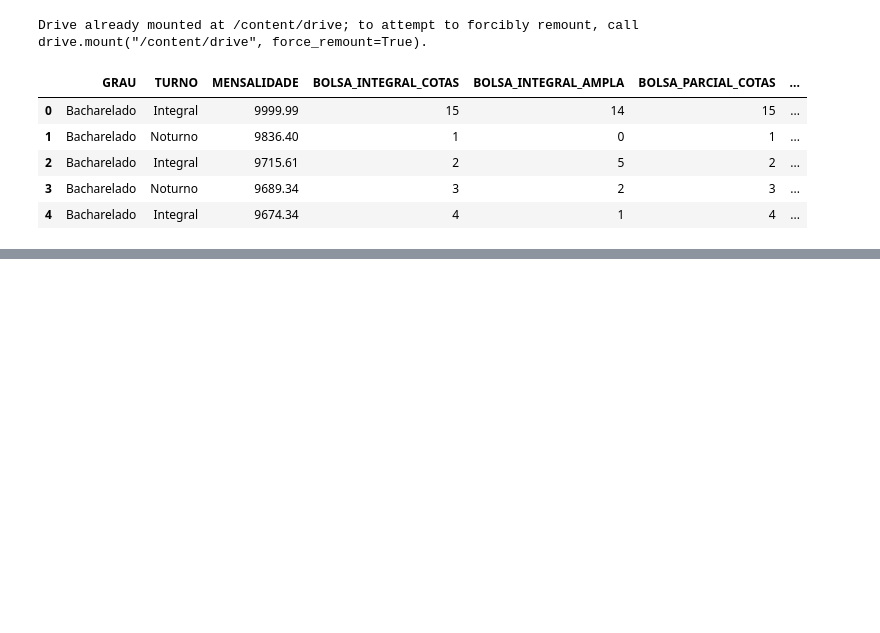
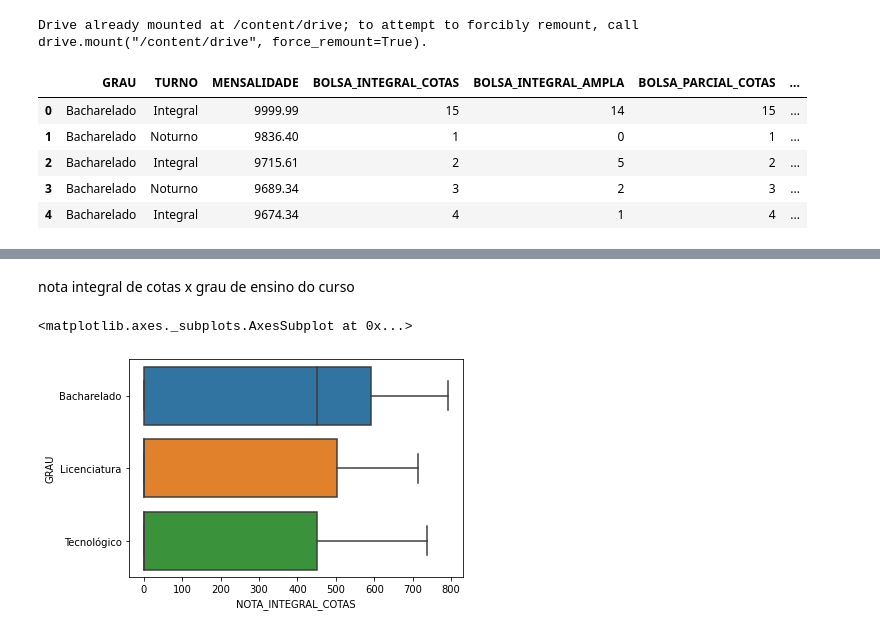
Before and after one commit to Athosmfr/prouniDataScienceUP, a Jupyter notebook: AnaliseExploratoria_Prouni.ipynb, the cells around one changed output, grey strips where cells are left out. Cells and saved outputs as stored; diff of their text form; code cells hidden in the pictures; blank space fills up the shorter version.

```diff
--- a/AnaliseExploratoria_Prouni.ipynb
+++ b/AnaliseExploratoria_Prouni.ipynb
@@ -80,0 +231,7 @@ Name: CURSO_BUSCA, dtype: int64
+# %% [markdown]
+nota integral de cotas x grau de ensino do curso
+# %%
+sns.boxplot(data=df_analise, x="NOTA_INTEGRAL_COTAS", y="GRAU")
+# %% [output]
+<matplotlib.axes._subplots.AxesSubplot at 0x...>
+[figure, added]
```
Also changed, not shown: parts of 32 cells of this notebook.
